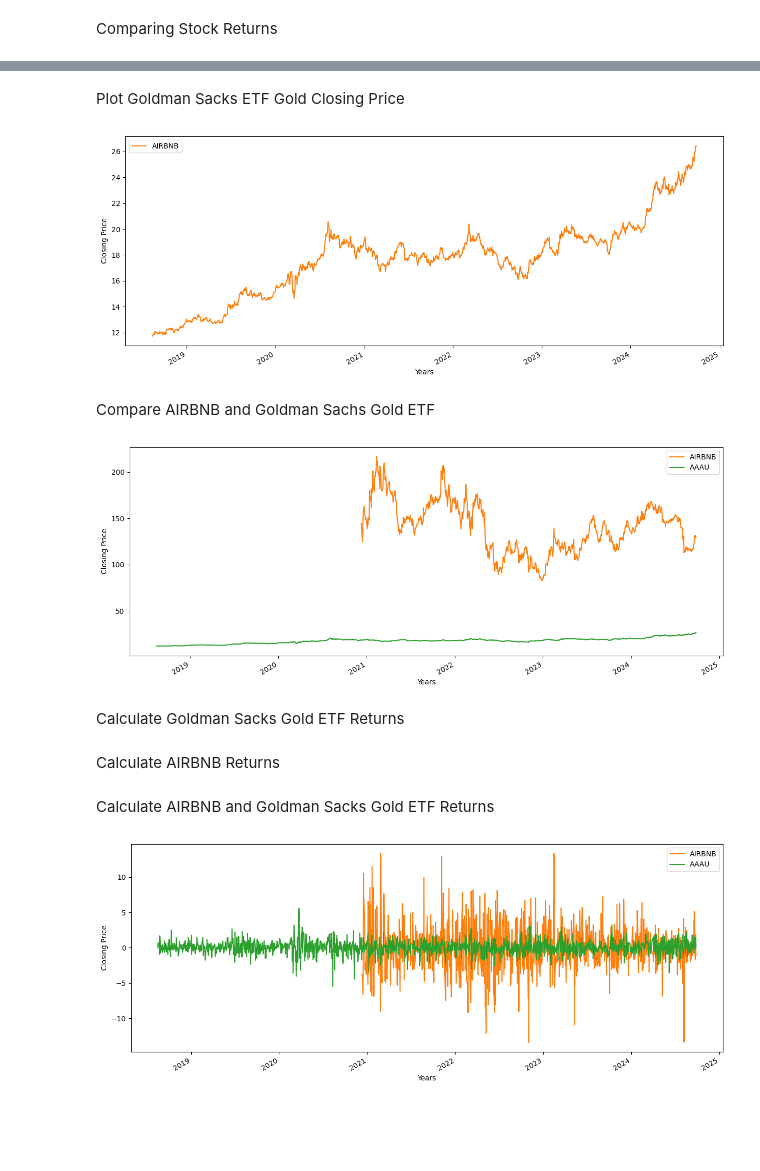
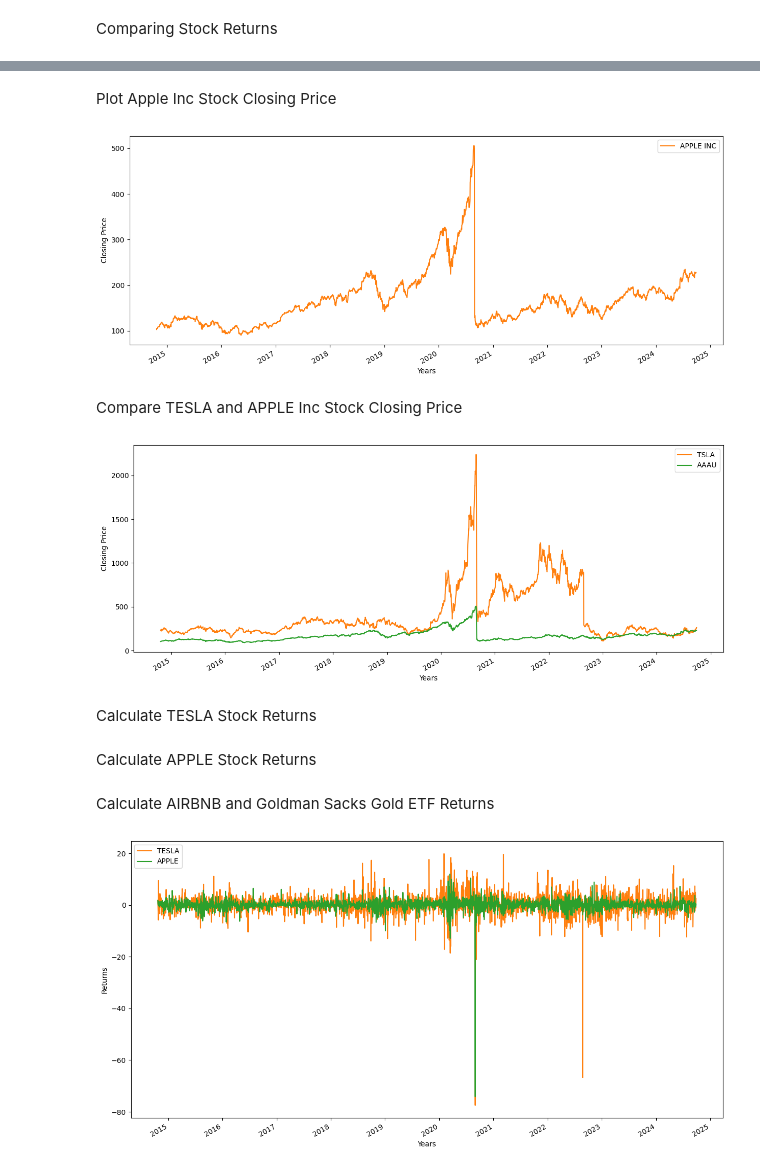
Before and after one commit to joseph-4640/Stock-Data, a Jupyter notebook: Testing.ipynb, the cells around one changed output, grey strips where cells are left out. Drawn from its saved outputs; the diff is of its cells as text; code cells hidden in the pictures; blank space fills up the shorter version.

```diff
--- a/Testing.ipynb
+++ b/Testing.ipynb
@@ -135,8 +138,8 @@ df_airbnb_test.head()
 # %% [markdown]
 SQLRepository: Read Table Method
 # %%
-df_goldman = repo.read_table(table_name="ABNB", limit=2500)
-df_goldman.head()
+df_tesla = repo.read_table(table_name="TSLA", limit=2500)
+df_tesla.head()
 # %% [output]
 |  | open | high | low | close | volume |
 | date |  |  |  |  |  |
@@ -165,7 +168,7 @@ Read AIRBNB Stock data from database
 # %%
-ticker = "AAAU"
-df_goldman = repo.read_table(table_name=ticker, limit=2500)
-df_goldman.head()
+ticker = "AAPL"
+df_apple = repo.read_table(table_name=ticker, limit=2500)
+df_apple.head()
 # %% [output]
 |  | open | high | low | close | volume |
 | date |  |  |  |  |  |
@@ -177,10 +180,10 @@ df_goldman.head()
 # %% [markdown]
-Plot Goldman Sacks ETF Gold Closing Price
+Plot Apple Inc Stock Closing Price
 # %%
 fig, ax = plt.subplots(figsize = (15, 6))
 
 # Plot airbnb closing price
-df_goldman[" close"].plot(ax=ax, label="AIRBNB", color = "C1")
+df_apple[" close"].plot(ax=ax, label="APPLE INC", color = "C1")
 
 # Label axes
 plt.xlabel("Years")
@@ -189,15 +192,15 @@ plt.ylabel("Closing Price")
 # Add legend
 plt.legend();
 # %% [output]
-[figure, old version]
+[figure, new version]
-# %% [markdown]
-Compare AIRBNB and Goldman Sachs Gold ETF
+# %% [markdown]
+Compare TESLA and APPLE Inc Stock Closing Price
 # %%
 fig, ax = plt.subplots(figsize = (15, 6))
 
 # Plot airbnb and AAAU closing price
-df_airbnb[" close"].plot(ax=ax, label="AIRBNB", color = "C1")
-df_goldman[" close"].plot(ax=ax, label="AAAU", color = "C2")
+df_tesla[" close"].plot(ax=ax, label="TSLA", color = "C1")
+df_apple[" close"].plot(ax=ax, label="AAAU", color = "C2")
 
 # Label axes
 plt.xlabel("Years")
@@ -206,41 +209,37 @@ plt.ylabel("Closing Price")
 # Add legend
 plt.legend();
 # %% [output]
-[figure, old version]
+[figure, new version]
-# %% [markdown]
-Calculate Goldman Sacks Gold ETF Returns
+# %% [markdown]
+Calculate TESLA Stock Returns
 # %%
 # Sort Datetime ascending by date
-df_goldman.sort_index(ascending=True, inplace=True)
+df_tesla.sort_index(ascending=True, inplace=True)
 
 # Create return column
-df_goldman["return"] = df_goldman[" close"].pct_change() * 100
+df_tesla["return"] = df_tesla[" close"].pct_change() * 100
 # %% [markdown]
-Calculate AIRBNB Returns
+Calculate APPLE Stock Returns
 # %%
 # Sort Datetime ascending by date
-df_airbnb.sort_index(ascending=True, inplace=True)
+df_apple.sort_index(ascending=True, inplace=True)
 
 # Create return column
-df_airbnb["return"] = df_airbnb[" close"].pct_change() * 100# Sort Datetime ascending by date
-df_goldman.sort_index(ascending=True, inplace=True)
-
-# Create return column
-df_goldman["return"] = df_goldman[" close"].pct_change() * 100
+df_apple["return"] = df_apple[" close"].pct_change() * 100# Sort Datetime ascending by date
 # %% [markdown]
 Calculate AIRBNB and Goldman Sacks Gold ETF Returns
 # %%
-fig, ax = plt.subplots(figsize = (15, 6))
+fig, ax = plt.subplots(figsize = (15, 8))
 
 # Plot airbnb and AAAU closing price
-df_airbnb["return"].plot(ax=ax, label="AIRBNB", color = "C1")
-df_goldman["return"].plot(ax=ax, label="AAAU", color = "C2")
+df_tesla["return"].plot(ax=ax, label="TESLA", color = "C1")
+df_apple["return"].plot(ax=ax, label="APPLE", color = "C2")
 
 # Label axes
 plt.xlabel("Years")
-plt.ylabel("Closing Price")
+plt.ylabel("Returns")
 
 # Add legend
 plt.legend();
 # %% [output]
-[figure, old version]
+[figure, new version]
```
Also changed, not shown: parts of 11 cells of this notebook.
